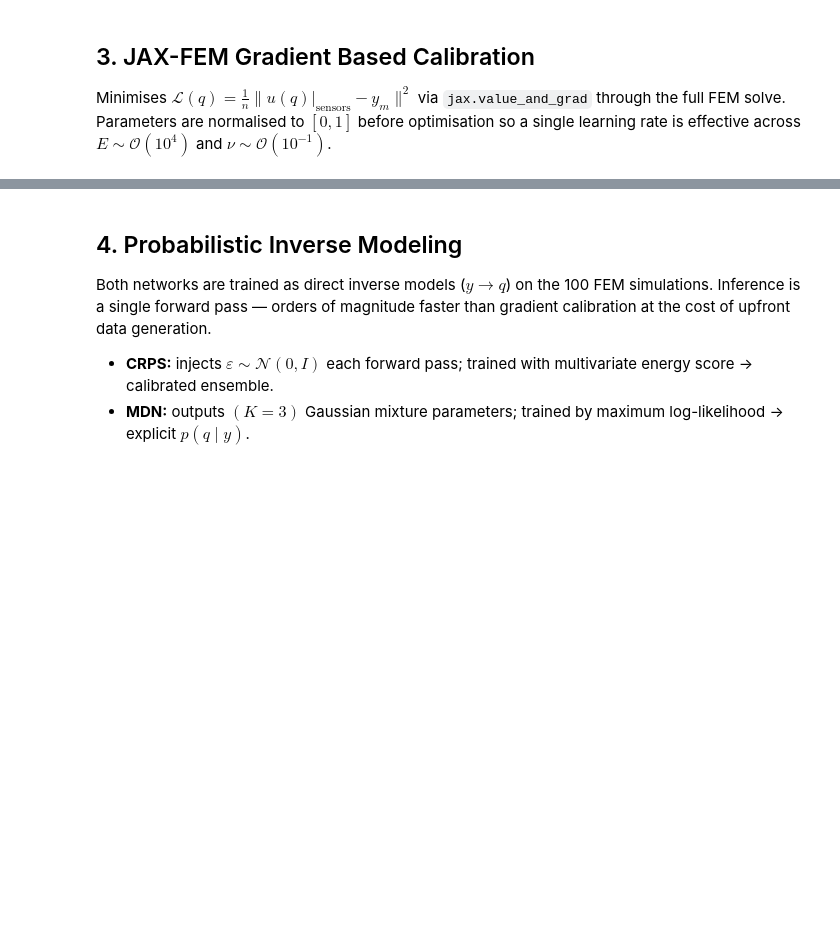
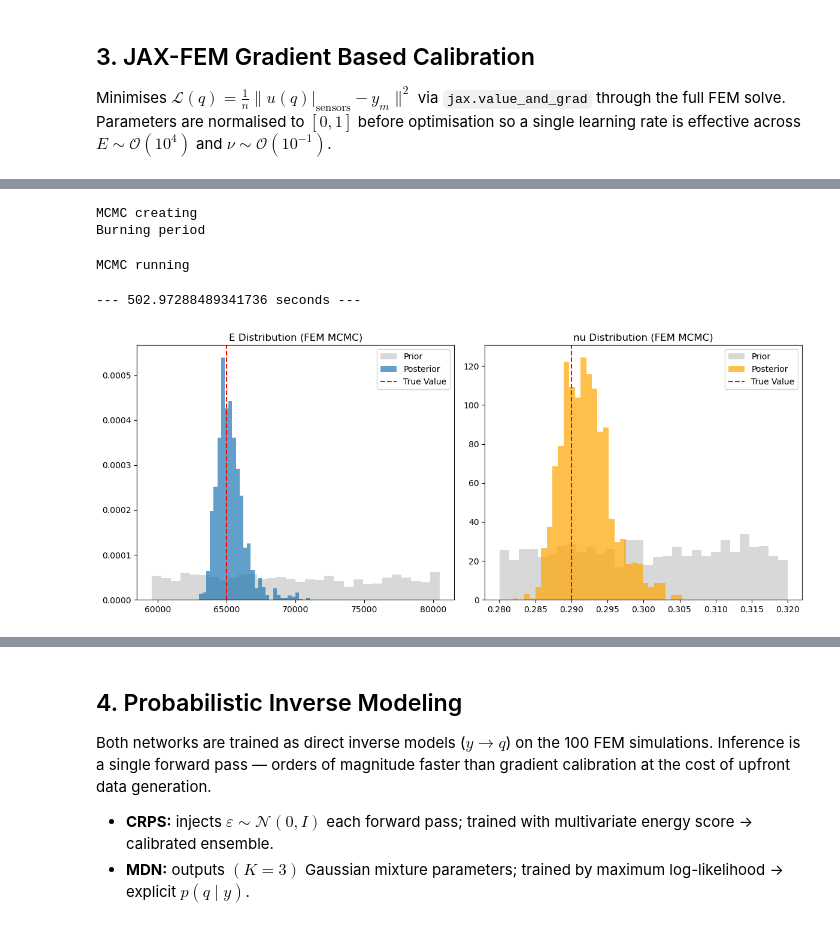
Before and after one commit to friedron/inverse_modeling, a Jupyter notebook: tutorial.ipynb, the cells around one changed output, grey strips where cells are left out. Drawn from its saved outputs; the diff is of its cells as text; code cells hidden in the pictures; blank space fills up the shorter version.

```diff
--- a/tutorial.ipynb
+++ b/tutorial.ipynb
@@ -233,0 +304,17 @@ plt.show()
+# %%
+class SimulationModel:
+    def __init__(self, Q):
+        self.Q = Q
+
+    def predict(self, q):
+        # q is a DataFrame with 1 row from DigitalTwin.loglikelihood
+        E = q['E'].iloc[0]
+        nu = q['nu'].iloc[0]
+        return np.array(run_fem(E, nu))
+
+    def grad_predict(self, q):
+        return
+        # q is a DataFrame with 1 row from DigitalTwin.loglikelihood
+        E = q['E'].iloc[0]
+        nu = q['nu'].iloc[0]
+        return np.array(run_fem_grad(E, nu))
@@ -233,0 +338,31 @@ plt.show()
+# %%
+import digital_twinning as dt
+sim_model = SimulationModel(Q)
+dt = dt.DigitalTwin(sim_model, Err)
+dt.update(y_m_df, nwalkers=32, nburn=20, niter=50)
+
+samples = dt.get_posterior_samples()
+prior_samples = Q.sample(1000)
+
+fig, ax = plt.subplots(1, 2, figsize=(12, 5))
+
+ax[0].hist(prior_samples[:, 0], bins=30, alpha=0.3, color='gray', label='Prior', density=True)
+ax[0].hist(samples['E'], bins=30, alpha=0.7, label='Posterior', density=True)
+ax[0].axvline(E_true, color='r', ls='--', label='True Value')
+ax[0].set_title('E Distribution (FEM MCMC)')
+ax[0].legend()
+
+ax[1].hist(prior_samples[:, 1], bins=30, alpha=0.3, color='gray', label='Prior', density=True)
+ax[1].hist(samples['nu'], bins=30, alpha=0.7, color='orange', label='Posterior', density=True)
+ax[1].axvline(nu_true, color='r', ls='--', label='True Value')
+ax[1].set_title('nu Distribution (FEM MCMC)')
+ax[1].legend()
+
+plt.tight_layout()
+plt.show()
+# %% [output]
+MCMC creating
+Burning period
+MCMC running
+--- 502.97288489341736 seconds ---
+[figure, added]
```
Also changed, not shown: parts of 35 cells of this notebook, 8 other files.
